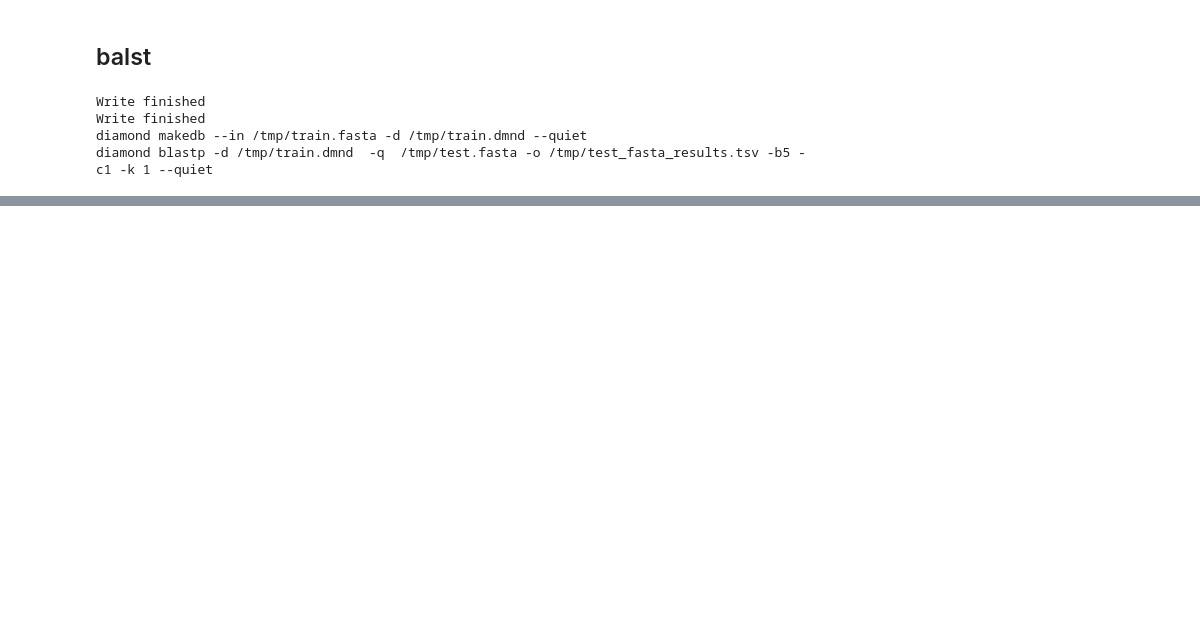
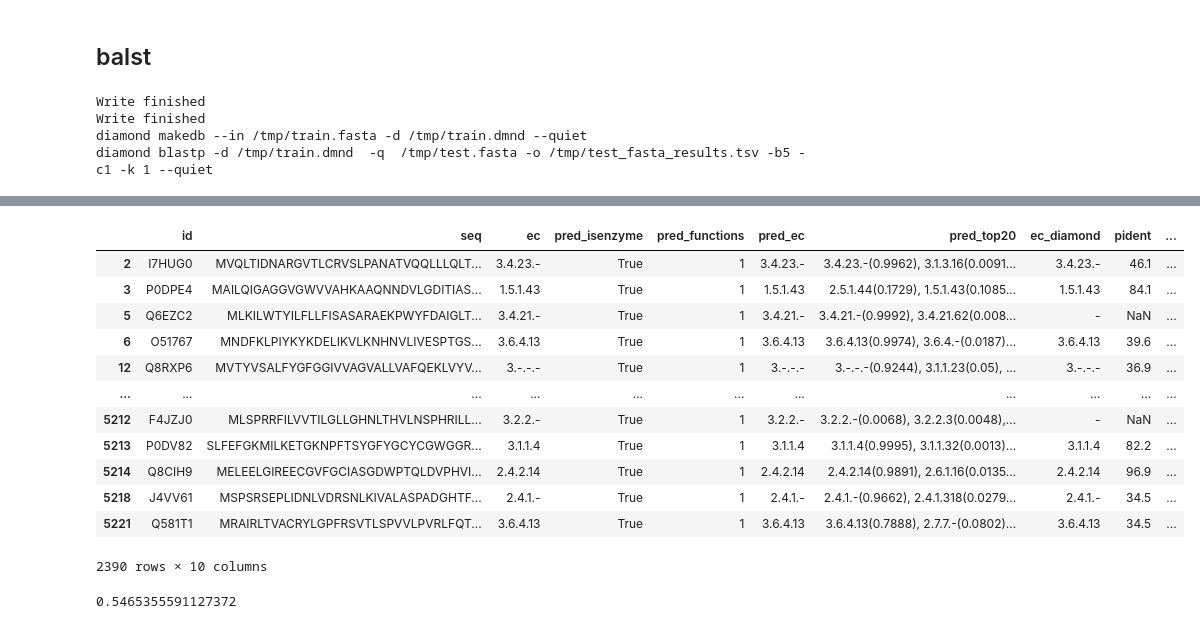
Before and after one commit to kingstdio/ECRECer, a Jupyter notebook: test_gubang_merge_tasks.ipynb, the cells around one changed output, grey strips where cells are left out. Cells and saved outputs as stored; diff of their text form; code cells hidden in the pictures; blank space fills up the shorter version.

```diff
--- a/test_gubang_merge_tasks.ipynb
+++ b/test_gubang_merge_tasks.ipynb
@@ -163,0 +198,31 @@ test_res[['id', 'pred_ec', 'pred_top20']].rename(columns={'pred_ec':'ec_ours'}).
+# %%
+def make_ec_predictable_label(in_ec):
+    in_ecs = set(in_ec.split(','))
+    intersection = in_ecs.intersection(set(ecs_multi))
+    if len(in_ecs) == len(intersection):
+        return True
+    else:
+        return False
+
+test_res['pred_ec']=test_res.apply(lambda x: x.ec_diamond if x.ec_diamond!='-' else x.pred_ec, axis=1)
+test_res['predictable']=test_res.ec.parallel_apply(lambda x : make_ec_predictable_label(in_ec=x))
+# %%
+test_res[test_res.ec==test_res.pred_ec]
+# %% [output]
+|  | id | seq | ec | pred_isenzyme | pred_functions | pred_ec | pred_top20 | ec_diamond | pident | ... |
+| 2 | I7HUG0 | MVQLTIDNARGVTLCRVSLPANATVQQLLLQLT... | 3.4.23.- | True | 1 | 3.4.23.- | 3.4.23.-(0.9962), 3.1.3.16(0.0091... | 3.4.23.- | 46.1 | ... |
+| 3 | P0DPE4 | MAILQIGAGGVGWVVAHKAAQNNDVLGDITIAS... | 1.5.1.43 | True | 1 | 1.5.1.43 | 2.5.1.44(0.1729), 1.5.1.43(0.1085... | 1.5.1.43 | 84.1 | ... |
+| 5 | Q6EZC2 | MLKILWTYILFLLFISASARAEKPWYFDAIGLT... | 3.4.21.- | True | 1 | 3.4.21.- | 3.4.21.-(0.9992), 3.4.21.62(0.008... | - | NaN | ... |
+| 6 | O51767 | MNDFKLPIYKYKDELIKVLKNHNVLIVESPTGS... | 3.6.4.13 | True | 1 | 3.6.4.13 | 3.6.4.13(0.9974), 3.6.4.-(0.0187)... | 3.6.4.13 | 39.6 | ... |
+| 12 | Q8RXP6 | MVTYVSALFYGFGGIVVAGVALLVAFQEKLVYV... | 3.-.-.- | True | 1 | 3.-.-.- | 3.-.-.-(0.9244), 3.1.1.23(0.05), ... | 3.-.-.- | 36.9 | ... |
+| ... | ... | ... | ... | ... | ... | ... | ... | ... | ... | ... |
+| 5212 | F4JZJ0 | MLSPRRFILVVTILGLLGHNLTHVLNSPHRILL... | 3.2.2.- | True | 1 | 3.2.2.- | 3.2.2.-(0.0068), 3.2.2.3(0.0048),... | - | NaN | ... |
+| 5213 | P0DV82 | SLFEFGKMILKETGKNPFTSYGFYGCYCGWGGR... | 3.1.1.4 | True | 1 | 3.1.1.4 | 3.1.1.4(0.9995), 3.1.1.32(0.0013)... | 3.1.1.4 | 82.2 | ... |
+| 5214 | Q8CIH9 | MELEELGIREECGVFGCIASGDWPTQLDVPHVI... | 2.4.2.14 | True | 1 | 2.4.2.14 | 2.4.2.14(0.9891), 2.6.1.16(0.0135... | 2.4.2.14 | 96.9 | ... |
+| 5218 | J4VV61 | MSPSRSEPLIDNLVDRSNLKIVALASPADGHTF... | 2.4.1.- | True | 1 | 2.4.1.- | 2.4.1.-(0.9662), 2.4.1.318(0.0279... | 2.4.1.- | 34.5 | ... |
+| 5221 | Q581T1 | MRAIRLTVACRYLGPFRSVTLSPVVLPVRLFQT... | 3.6.4.13 | True | 1 | 3.6.4.13 | 3.6.4.13(0.7888), 2.7.7.-(0.0802)... | 3.6.4.13 | 34.5 | ... |
+2390 rows × 10 columns
+# %%
+2390/4373
+# %% [output]
+0.5465355591127372
```
Also changed, not shown: parts of 10 cells of this notebook, 4 other files.
